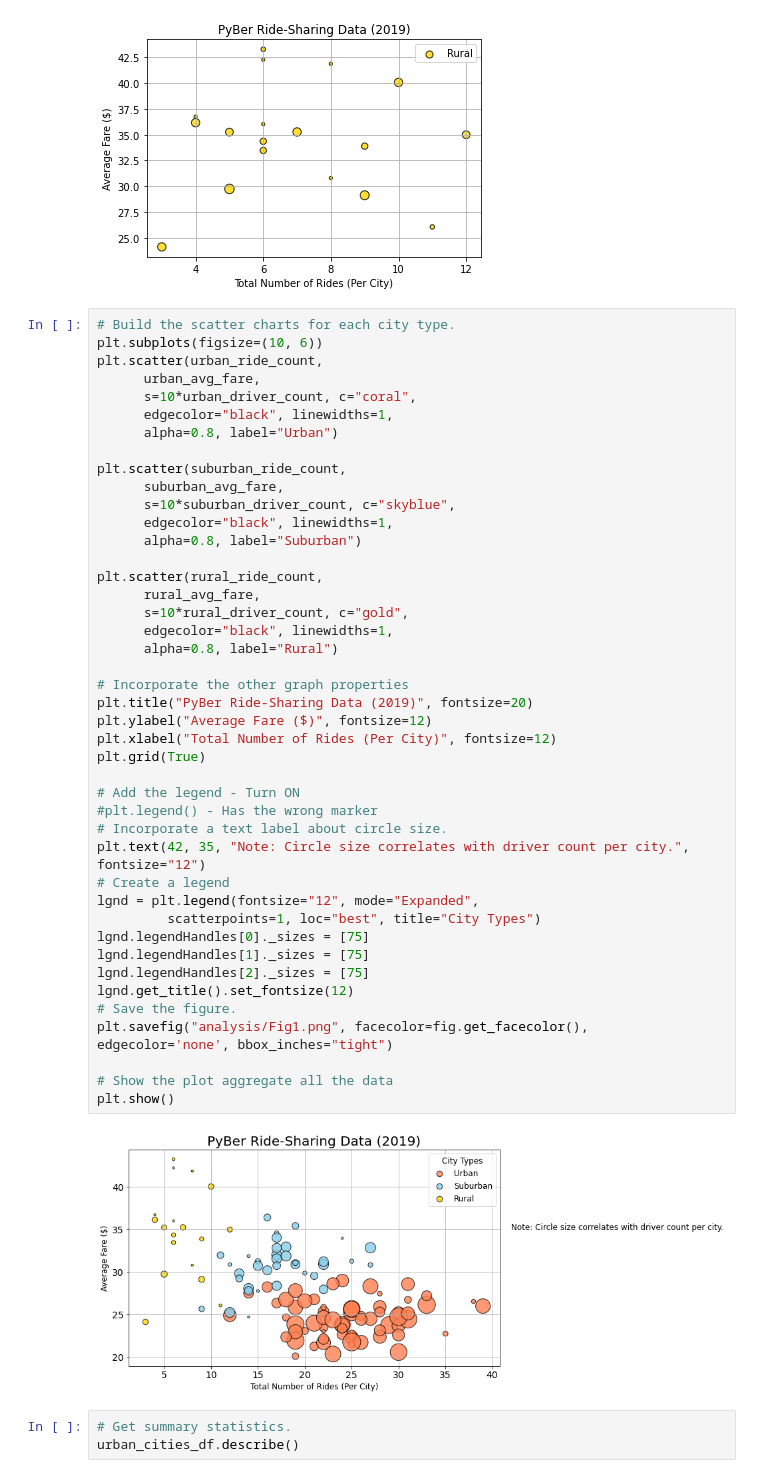
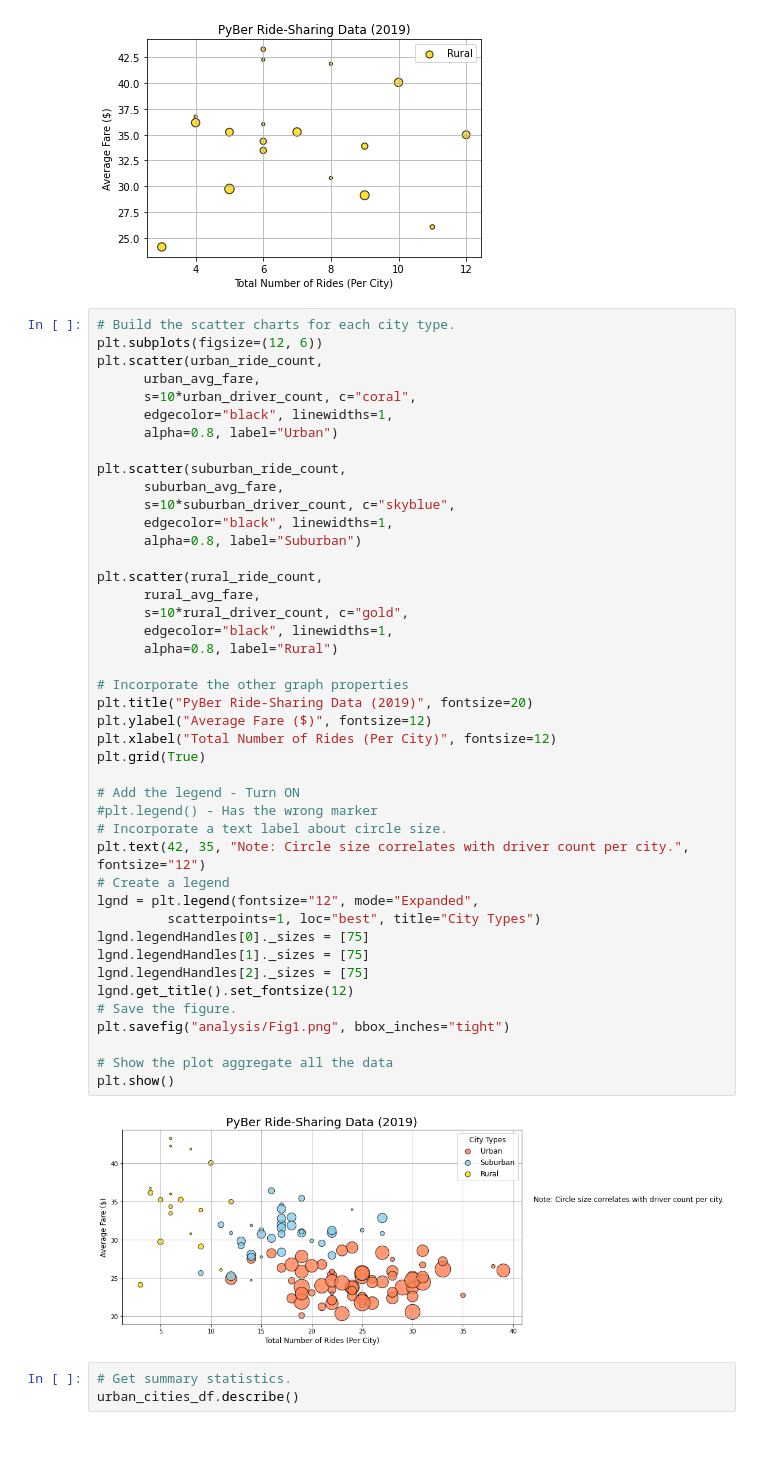
Before and after one commit to poboisvert/PyBer, a Jupyter notebook: PyBer.ipynb, the cells around one changed output. Cells and saved outputs as stored; diff of their text form; blank space fills up the shorter version.

```diff
--- a/PyBer.ipynb
+++ b/PyBer.ipynb
@@ -243,7 +291,7 @@ plt.legend()
 [figure]
 # %%
 # Build the scatter charts for each city type.
-plt.subplots(figsize=(10, 6))
+plt.subplots(figsize=(12, 6))
 plt.scatter(urban_ride_count,
       urban_avg_fare,
       s=10*urban_driver_count, c="coral",
@@ -257,35 +305,35 @@ plt.scatter(suburban_ride_count,
       alpha=0.8, label="Suburban")
 
 plt.scatter(rural_ride_count,
       rural_avg_fare,
       s=10*rural_driver_count, c="gold",
       edgecolor="black", linewidths=1,
       alpha=0.8, label="Rural")
 
 # Incorporate the other graph properties
 plt.title("PyBer Ride-Sharing Data (2019)", fontsize=20)
 plt.ylabel("Average Fare ($)", fontsize=12)
 plt.xlabel("Total Number of Rides (Per City)", fontsize=12)
 plt.grid(True)
 
 # Add the legend - Turn ON
 #plt.legend() - Has the wrong marker
 # Incorporate a text label about circle size.
 plt.text(42, 35, "Note: Circle size correlates with driver count per city.", fontsize="12")
 # Create a legend
 lgnd = plt.legend(fontsize="12", mode="Expanded",
          scatterpoints=1, loc="best", title="City Types")
 lgnd.legendHandles[0]._sizes = [75]
 lgnd.legendHandles[1]._sizes = [75]
 lgnd.legendHandles[2]._sizes = [75]
 lgnd.get_title().set_fontsize(12)
 # Save the figure.
-plt.savefig("analysis/Fig1.png", facecolor=fig.get_facecolor(), edgecolor='none', bbox_inches="tight")
+plt.savefig("analysis/Fig1.png", bbox_inches="tight")
 
 # Show the plot aggregate all the data
 plt.show()
 # %% [output]
-[figure, old version]
+[figure, new version]
 # %%
 # Get summary statistics.
 urban_cities_df.describe()
```
Also changed, not shown: parts of 25 cells of this notebook, 6 other files.
